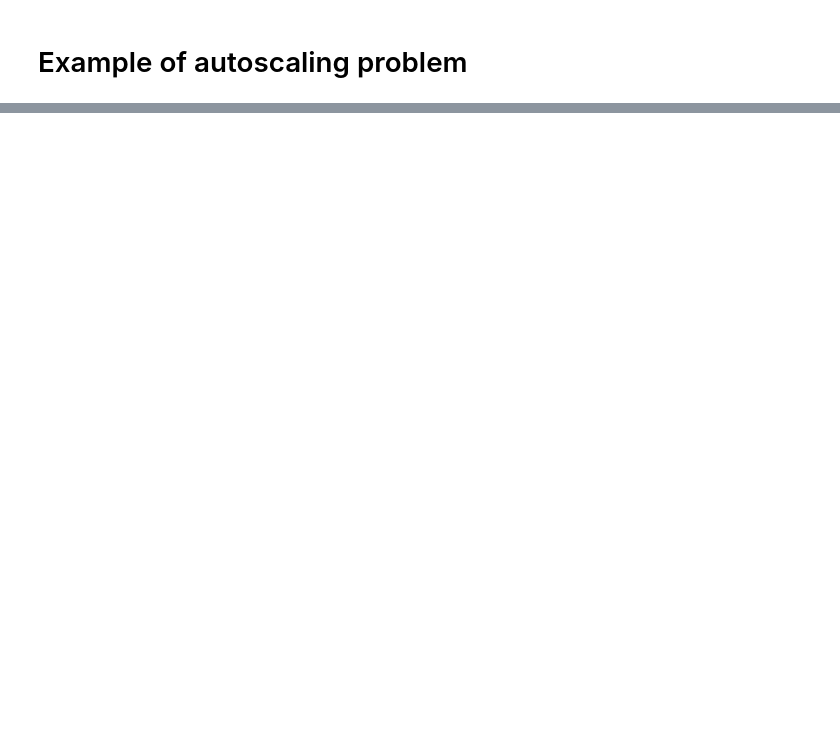
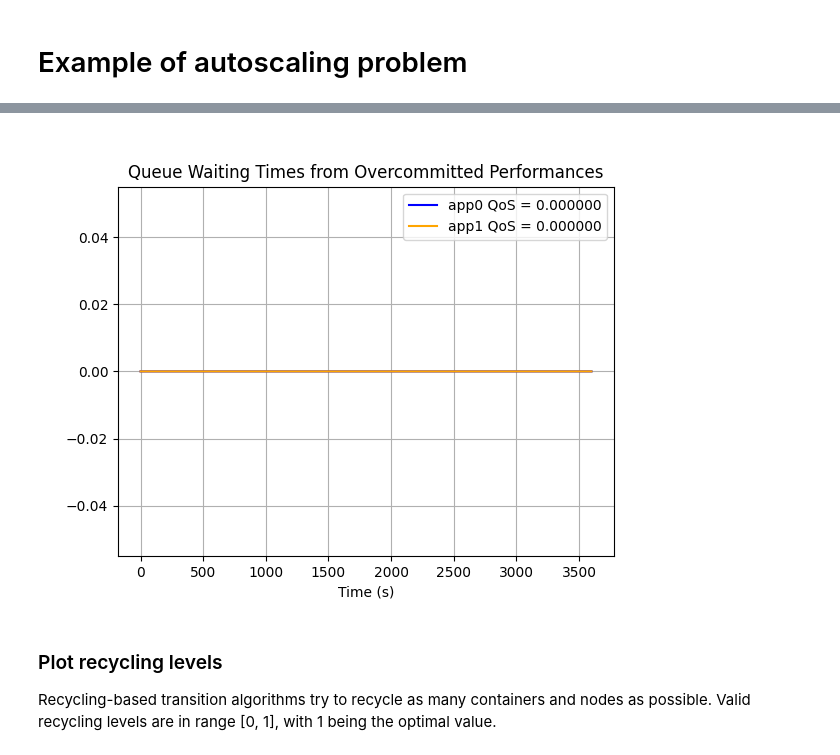
Before and after one commit to asi-uniovi/ascal, a Jupyter notebook: examples/ex1/ex1.ipynb, the cells around one changed output, grey strips where cells are left out. Drawn from its saved outputs; the diff is of its cells as text; code cells hidden in the pictures; blank space fills up the shorter version.

```diff
--- a/examples/ex1/ex1.ipynb
+++ b/examples/ex1/ex1.ipynb
@@ -46,0 +88,14 @@ Time: 3500 s
+# %%
+overcommittment_qwts = ascal_problem.get_queue_waiting_times(committed=False)
+avgs = {
+    app_name: mean(waiting_times)
+    for app_name, waiting_times in overcommittment_qwts.items()
+}
+for app_name in dict(overcommittment_qwts):
+    overcommittment_qwts[f"{app_name} QoS = {avgs[app_name]:.6f}"] = overcommittment_qwts.pop(app_name)
+ascal_problem.plot(overcommittment_qwts, "Queue Waiting Times from Overcommitted Performances")
+# %% [output]
+[figure, added]
+# %% [markdown]
+### Plot recycling levels
+Recycling-based transition algorithms try to recycle as many containers and nodes as possible. Valid recycling levels are in range [0, 1], with 1 being the optimal value.
```
Also changed, not shown: parts of 25 cells of this notebook, 16 other files.
